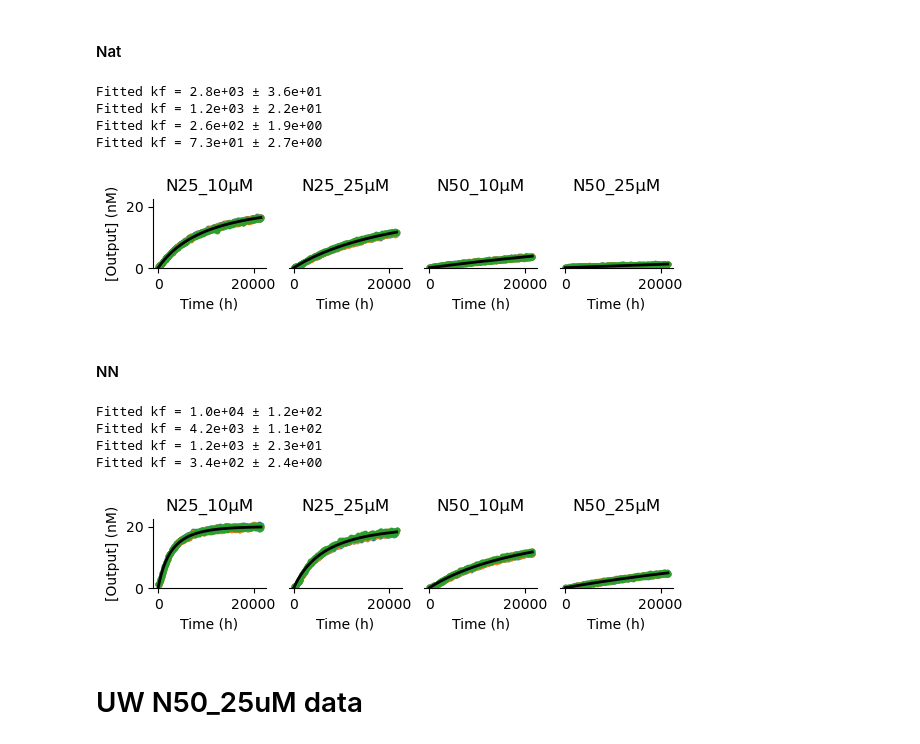
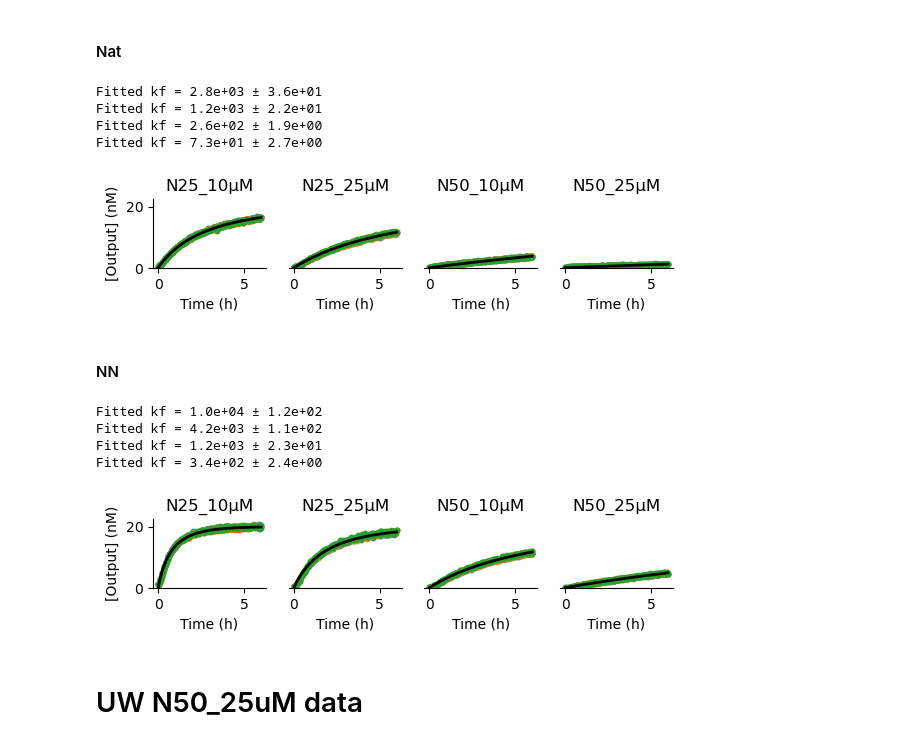
Before and after one commit to thachuk-lab/NN-DSD-Results-Analysis, a Jupyter notebook: SingleStep_Modeling.ipynb, the cells around one changed output. Cells and saved outputs as stored; diff of their text form; code cells hidden in the pictures.

```diff
--- a/SingleStep_Modeling.ipynb
+++ b/SingleStep_Modeling.ipynb
@@ -1254,7 +1251,8 @@ to_fit = [c[1] for c in curves]
 
 
 x_trunc = curves[0][0]
-
+x_th = [x/3600 for x in x_trunc]
+x_h = [x/3600 for x in x]
 
 def modelOneStep(kf, tArray, fixed_params):
 
@@ -1375,14 +1373,14 @@ for i,a in enumerate(ax):
     res += [fit_modelOneStep(x_list, [curve], initial_k, fixed_params_list)[0]]
 
 
-    a.scatter(x_trunc,c, color=color_scheme[j], s = 10)
-    a.fill_between(x_trunc,(np.array(c)-np.array(stdDev[i][j])),np.array(c), color=color_scheme[j], alpha= alph)
-    a.fill_between(x_trunc,c,  (c+np.array(stdDev[i][j])), color=color_scheme[j], alpha= alph)
+    a.scatter(x_th,c, color=color_scheme[j], s = 10)
+    a.fill_between(x_th,(np.array(c)-np.array(stdDev[i][j])),np.array(c), color=color_scheme[j], alpha= alph)
+    a.fill_between(x_th,c,  (c+np.array(stdDev[i][j])), color=color_scheme[j], alpha= alph)
   fitted_kf = np.mean(res)
   param_sd_kf = np.std(res)
 
   k_trig_nn.append([fitted_kf,param_sd_kf])
-  a.plot(x,[i*1e9 for i in modelOneStep(fitted_kf, x, fixed_params_list[i])], color='black',linewidth=line)
+  a.plot(x_h,[i*1e9 for i in modelOneStep(fitted_kf, x, fixed_params_list[i])], color='black',linewidth=line)
   print(f"Fitted kf = {fitted_kf:.1e} ± {param_sd_kf:.1e}")
 
 
@@ -1399,7 +1397,7 @@ ax[0].set_ylim(0,22.5)
 
 ax[0].set_ylabel('[Output] (nM)')
 
-#plt.savefig('TUM_nn_trig.svg', dpi = 500, transparent=True)
+plt.savefig('TUM_nn_trig.svg', dpi = 500, transparent=True)
 plt.show()
 # %% [output]
 Fitted kf = 1.0e+04 ± 1.2e+02
@@ -1420,7 +1418,7 @@ levels = list(conditions.keys())
 offset = offset_TUM_rep
 fit = fit_nat
 start = timeToSec("0:00:00")
-x = np.array(t_TUM_trig[0:number_of_points])
+x = np.array(t_TUM_rep[0:number_of_points])
 
 format_dict = {'point_size': 10, 'point_opacity': 1, 'fill_opacity': 0.8}
 
@@ -1437,7 +1435,8 @@ to_fit = [c[1] for c in curves]
 
 
 x_trunc = curves[0][0]
-
+x_th = [x/3600 for x in x_trunc]
+x_h = [x/3600 for x in x]
 
 def modelOneStep(kf, tArray, fixed_params):
 
@@ -1556,14 +1555,14 @@ for i,a in enumerate(ax):
     res += [fit_modelOneStep(x_list, [curve], initial_k, fixed_params_list)[0]]
 
 
-    a.scatter(x_trunc,c, color=color_scheme[j], s = 10)
-    a.fill_between(x_trunc,(np.array(c)-np.array(stdDev[i][j])),np.array(c), color=color_scheme[j], alpha= alph)
-    a.fill_between(x_trunc,c,  (c+np.array(stdDev[i][j])), color=color_scheme[j], alpha= alph)
+    a.scatter(x_th,c, color=color_scheme[j], s = 10)
+    a.fill_between(x_th,(np.array(c)-np.array(stdDev[i][j])),np.array(c), color=color_scheme[j], alpha= alph)
+    a.fill_between(x_th,c,  (c+np.array(stdDev[i][j])), color=color_scheme[j], alpha= alph)
   fitted_kf = np.mean(res)
   param_sd_kf = np.std(res)
 
   k_rep_nat.append([fitted_kf,param_sd_kf])
-  a.plot(x,[i*1e9 for i in modelOneStep(fitted_kf, x, fixed_params_list[i])], color='black',linewidth=line)
+  a.plot(x_h,[i*1e9 for i in modelOneStep(fitted_kf, x, fixed_params_list[i])], color='black',linewidth=line)
   print(f"Fitted kf = {fitted_kf:.1e} ± {param_sd_kf:.1e}")
 
 
@@ -1580,14 +1579,14 @@ ax[0].set_ylim(0,22.5)
 
 ax[0].set_ylabel('[Output] (nM)')
 
-#plt.savefig('TUM_nat_rep.svg', dpi = 500, transparent=True)
+plt.savefig('TUM_nat_rep.svg', dpi = 500, transparent=True)
 plt.show()
 # %% [output]
 Fitted kf = 2.8e+03 ± 3.6e+01
 Fitted kf = 1.2e+03 ± 2.2e+01
 Fitted kf = 2.6e+02 ± 1.9e+00
 Fitted kf = 7.3e+01 ± 2.7e+00
-[figure, old version]
+[figure, new version]
 # %% [markdown]
 #### NN
 # %%
@@ -1600,7 +1599,7 @@ levels = list(conditions.keys())
 offset = offset_TUM_rep
 fit = fit_nn
 start = timeToSec("0:00:00")
-x = np.array(t_TUM_trig[0:number_of_points])
+x = np.array(t_TUM_rep[0:number_of_points])
 
 format_dict = {'point_size': 10, 'point_opacity': 1, 'fill_opacity': 0.8}
 
@@ -1617,6 +1616,8 @@ to_fit = [c[1] for c in curves]
 
 
 x_trunc = curves[0][0]
+x_th = [x/3600 for x in x_trunc]
+x_h = [x/3600 for x in x]
 
 def modelOneStep(kf, tArray, fixed_params):
 
@@ -1734,39 +1735,39 @@ for i,a in enumerate(ax):
     res += [fit_modelOneStep(x_list, [curve], initial_k, fixed_params_list)[0]]
 
 
-    a.scatter(x_trunc,c, color=color_scheme[j], s = 10)
-    a.fill_between(x_trunc,(np.array(c)-np.array(stdDev[i][j])),np.array(c), color=color_scheme[j], alpha= alph)
-    a.fill_between(x_trunc,c,  (c+np.array(stdDev[i][j])), color=color_scheme[j], alpha= alph)
+    a.scatter(x_th,c, color=color_scheme[j], s = 10)
+    a.fill_between(x_th,(np.array(c)-np.array(stdDev[i][j])),np.array(c), color=color_scheme[j], alpha= alph)
+    a.fill_between(x_th,c,  (c+np.array(stdDev[i][j])), color=color_scheme[j], alpha= alph)
 
   fitted_kf = np.mean(res)
   param_sd_kf = np.std(res)
 
   k_rep_nn.append([fitted_kf,param_sd_kf])
-  a.plot(x,[i*1e9 for i in modelOneStep(fitted_kf, x, fixed_params_list[i])], color='black',linewidth=line)
+  a.plot(x_h,[i*1e9 for i in modelOneStep(fitted_kf, x, fixed_params_list[i])], color='black',linewidth=line)
   print(f"Fitted kf = {fitted_kf:.1e} ± {param_sd_kf:.1e}")
 
 
 
   a.set_xlabel('Time (h)')
   a.set_title(f"{labels[i]}")
   a.spines['left'].set_visible(False)
   a.spines['right'].set_visible(False)
   a.spines['top'].set_visible(False)
   a.get_yaxis().set_visible(False)
 ax[0].get_yaxis().set_visible(True)
 ax[0].spines['left'].set_visible(True)
 ax[0].set_ylim(0,22.5)
 
 ax[0].set_ylabel('[Output] (nM)')
 
-#plt.savefig('TUM_nn_rep.svg', dpi = 500, transparent=True)
+plt.savefig('TUM_nn_rep.svg', dpi = 500, transparent=True)
 plt.show()
 # %% [output]
 Fitted kf = 1.0e+04 ± 1.2e+02
 Fitted kf = 4.2e+03 ± 1.1e+02
 Fitted kf = 1.2e+03 ± 2.3e+01
 Fitted kf = 3.4e+02 ± 2.4e+00
-[figure, old version]
+[figure, new version]
 # %% [markdown]
 # UW N50_25uM data
 # %%
```
Also changed, not shown: parts of 8 cells of this notebook, 2 other files.
